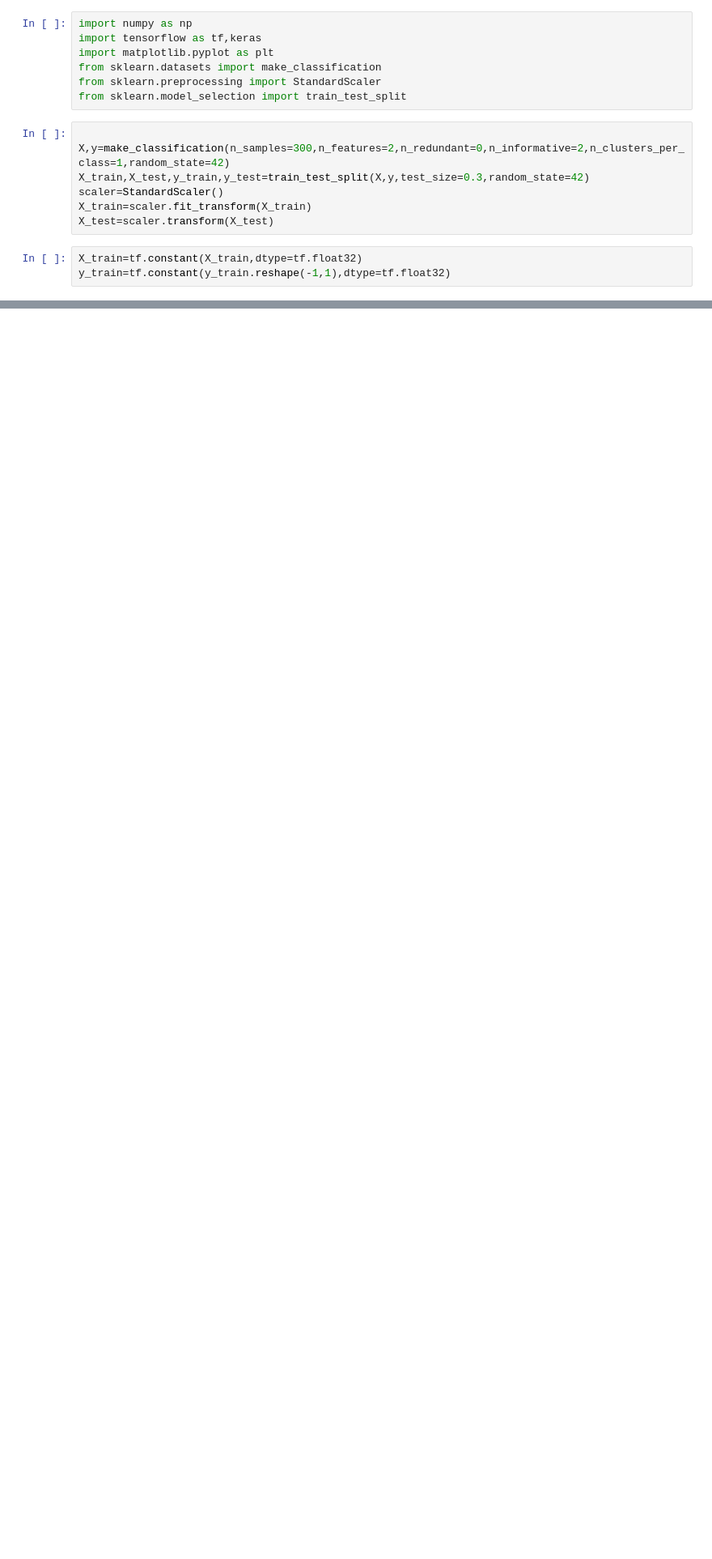
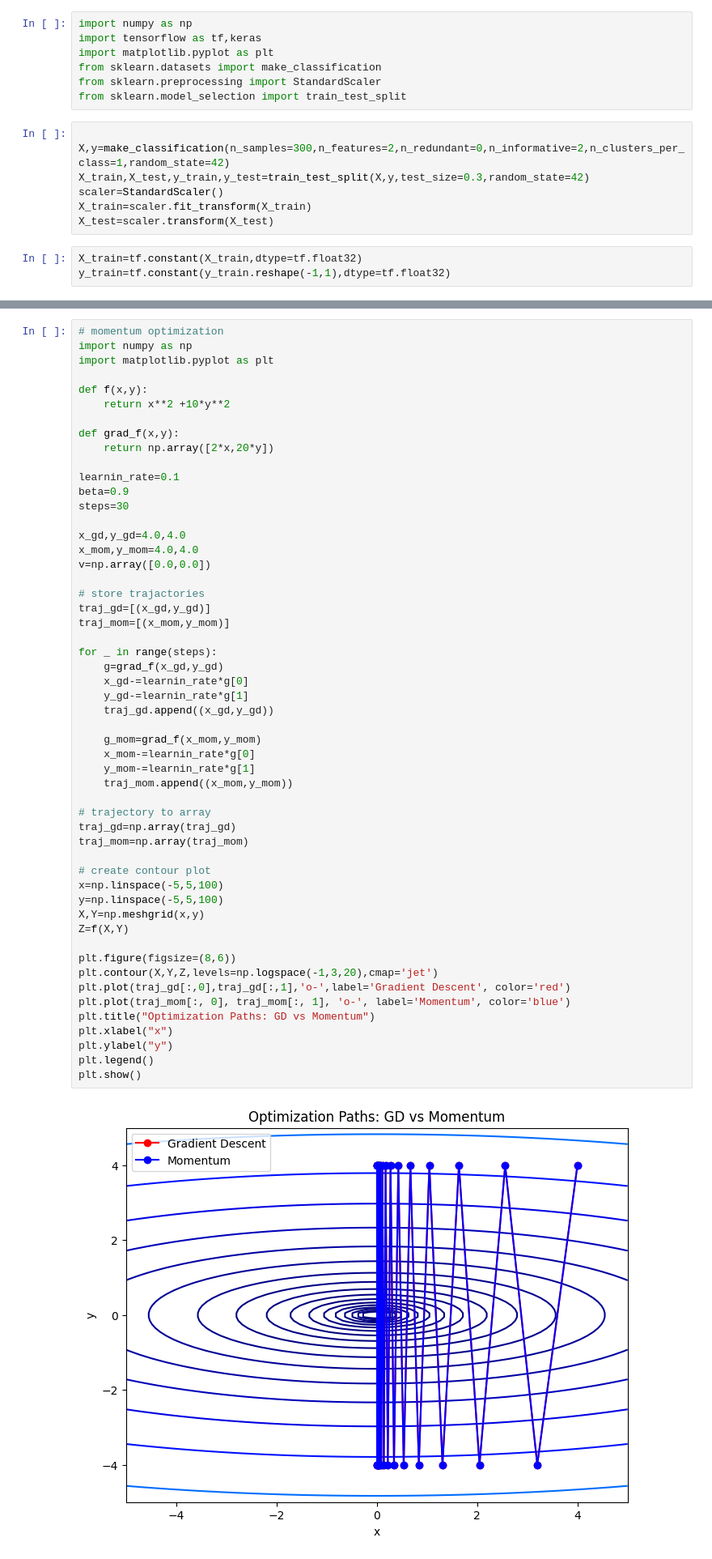
Before and after one commit to codeMaestro78/Machine-learning, a Jupyter notebook: Deep learning/Tensorflow/optimization in DL.ipynb, the cells around one changed output, grey strips where cells are left out. Shown at 81% size. Saved outputs shown, nothing was run; the diff lists cells and outputs as text; blank space fills up the shorter version.

Commit message:
add momentum optimization

```diff
--- a/Deep learning/Tensorflow/optimization in DL.ipynb
+++ b/Deep learning/Tensorflow/optimization in DL.ipynb
@@ -246,0 +267,55 @@ Epoch 200/ 200,Loss= 3.2760
+# %%
+# momentum optimization
+import numpy as np
+import matplotlib.pyplot as plt
+
+def f(x,y):
+    return x**2 +10*y**2
+
+def grad_f(x,y):
+    return np.array([2*x,20*y])
+
+learnin_rate=0.1
+beta=0.9
+steps=30
+
+x_gd,y_gd=4.0,4.0
+x_mom,y_mom=4.0,4.0
+v=np.array([0.0,0.0])
+
+# store trajactories
+traj_gd=[(x_gd,y_gd)]
+traj_mom=[(x_mom,y_mom)]
+
+for _ in range(steps):
+    g=grad_f(x_gd,y_gd)
+    x_gd-=learnin_rate*g[0]
+    y_gd-=learnin_rate*g[1]
+    traj_gd.append((x_gd,y_gd))
+
+    g_mom=grad_f(x_mom,y_mom)
+    x_mom-=learnin_rate*g[0]
+    y_mom-=learnin_rate*g[1]
+    traj_mom.append((x_mom,y_mom))
+
+# trajectory to array
+traj_gd=np.array(traj_gd)
+traj_mom=np.array(traj_mom)
+
+# create contour plot
+x=np.linspace(-5,5,100)
+y=np.linspace(-5,5,100)
+X,Y=np.meshgrid(x,y)
+Z=f(X,Y)
+
+plt.figure(figsize=(8,6))
+plt.contour(X,Y,Z,levels=np.logspace(-1,3,20),cmap='jet')
+plt.plot(traj_gd[:,0],traj_gd[:,1],'o-',label='Gradient Descent', color='red')
+plt.plot(traj_mom[:, 0], traj_mom[:, 1], 'o-', label='Momentum', color='blue')
+plt.title("Optimization Paths: GD vs Momentum")
+plt.xlabel("x")
+plt.ylabel("y")
+plt.legend()
+plt.show()
+# %% [output]
+[figure, added]
```
Also changed, not shown: parts of 3 cells of this notebook.
